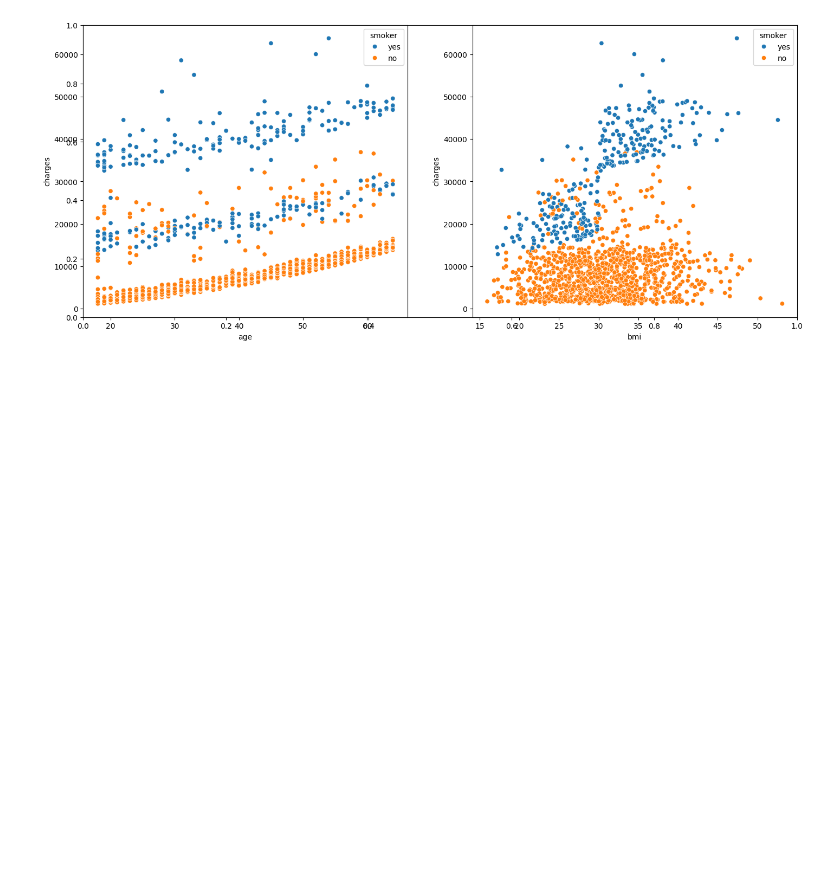
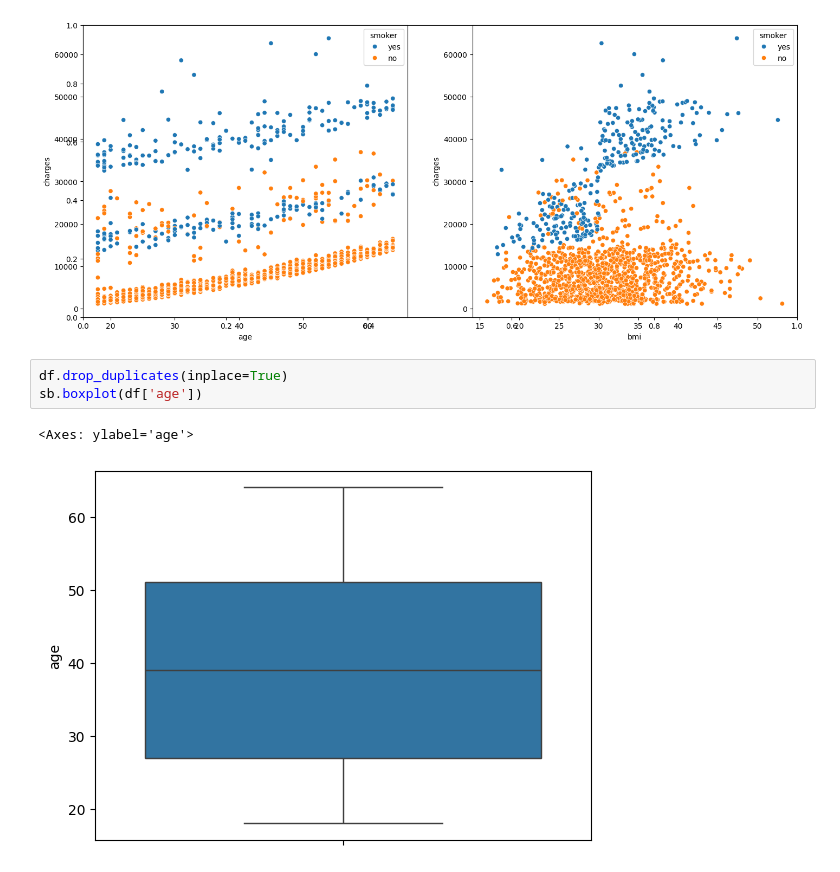
Before and after one commit to Liziye725/data_analysis_model, a Jupyter notebook: Medical_Insurance_Price_Prediction/Medical_Insurance_Price_Prediction_Using_Machine_Learning.ipynb, the cells around one changed output. Drawn from its saved outputs; the diff is of its cells as text; blank space fills up the shorter version.

```diff
--- a/Medical_Insurance_Price_Prediction/Medical_Insurance_Price_Prediction_Using_Machine_Learning.ipynb
+++ b/Medical_Insurance_Price_Prediction/Medical_Insurance_Price_Prediction_Using_Machine_Learning.ipynb
@@ -136,3 +136,9 @@ for i, col in enumerate(features):
 plt.show()
 # %% [output]
 [figure]
+# %%
+df.drop_duplicates(inplace=True)
+sb.boxplot(df['age'])
+# %% [output]
+<Axes: ylabel='age'>
+[figure, added]
```
Also changed, not shown: parts of 7 cells of this notebook.
